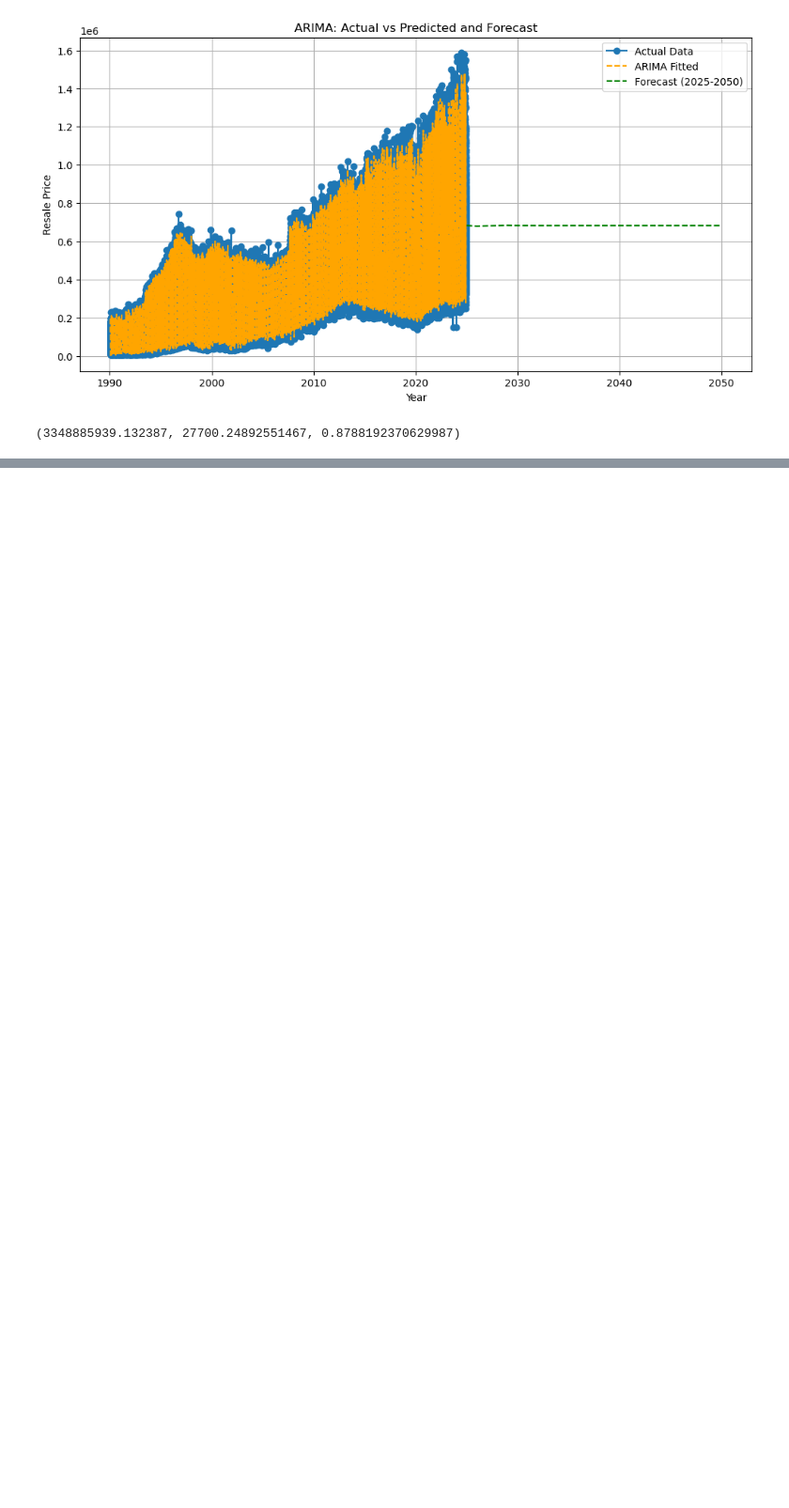
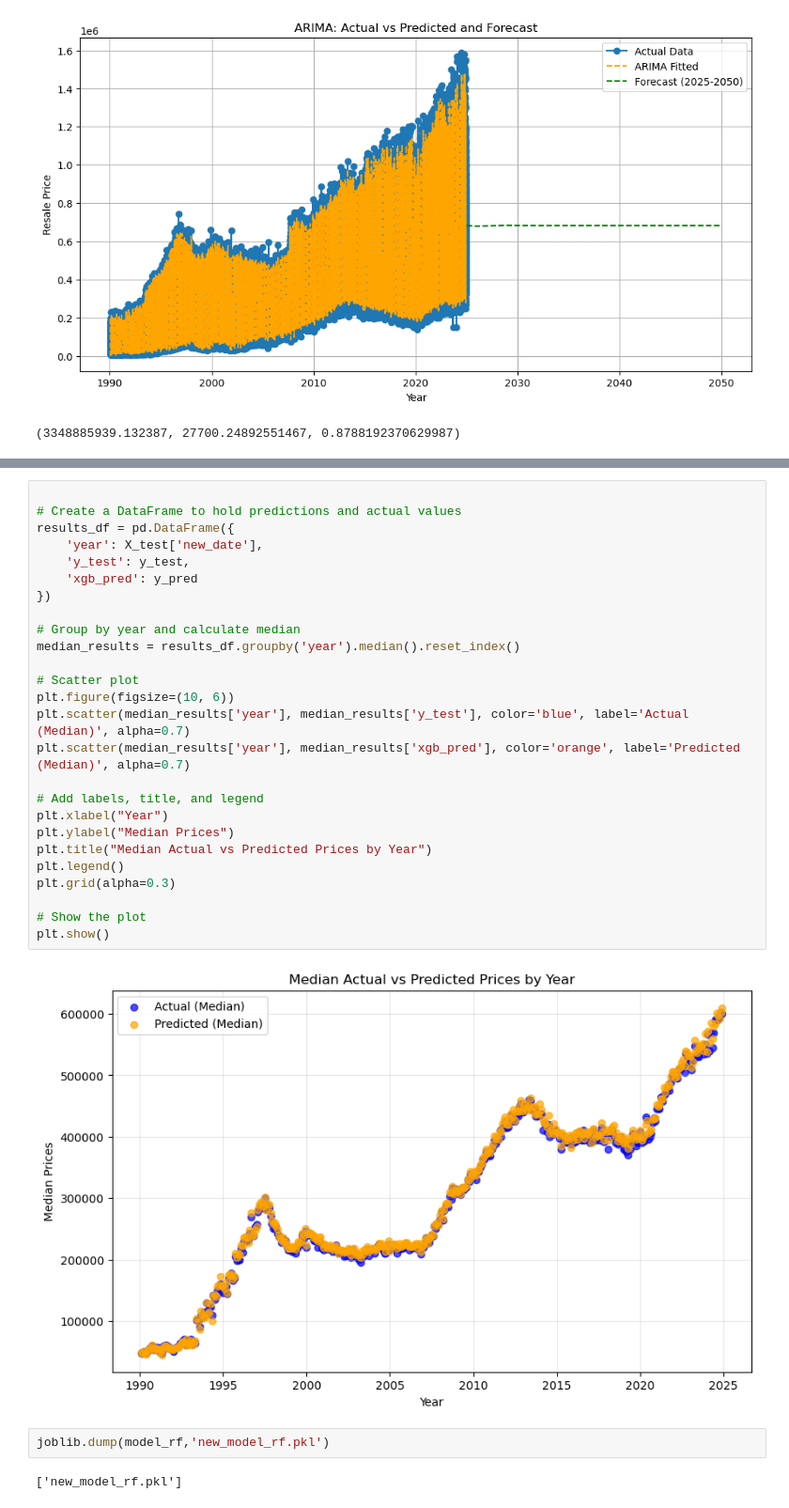
Before and after one commit to bossman2406/Housing-Prices-AI, a Jupyter notebook: new_housing_prediction.ipynb, the cells around one changed output, grey strips where cells are left out. Shown at 94% size. Cells and saved outputs as stored; diff of their text form; blank space fills up the shorter version.

```diff
--- a/new_housing_prediction.ipynb
+++ b/new_housing_prediction.ipynb
@@ -786,0 +897,32 @@ mse, mae, r2
+# %%
+
+# Create a DataFrame to hold predictions and actual values
+results_df = pd.DataFrame({
+    'year': X_test['new_date'],
+    'y_test': y_test,
+    'xgb_pred': y_pred
+})
+
+# Group by year and calculate median
+median_results = results_df.groupby('year').median().reset_index()
+
+# Scatter plot
+plt.figure(figsize=(10, 6))
+plt.scatter(median_results['year'], median_results['y_test'], color='blue', label='Actual (Median)', alpha=0.7)
+plt.scatter(median_results['year'], median_results['xgb_pred'], color='orange', label='Predicted (Median)', alpha=0.7)
+
+# Add labels, title, and legend
+plt.xlabel("Year")
+plt.ylabel("Median Prices")
+plt.title("Median Actual vs Predicted Prices by Year")
+plt.legend()
+plt.grid(alpha=0.3)
+
+# Show the plot
+plt.show()
+# %% [output]
+[figure, added]
+# %%
+joblib.dump(model_rf,'new_model_rf.pkl')
+# %% [output]
+['new_model_rf.pkl']
```
Also changed, not shown: parts of 8 cells of this notebook, 1 other file.
